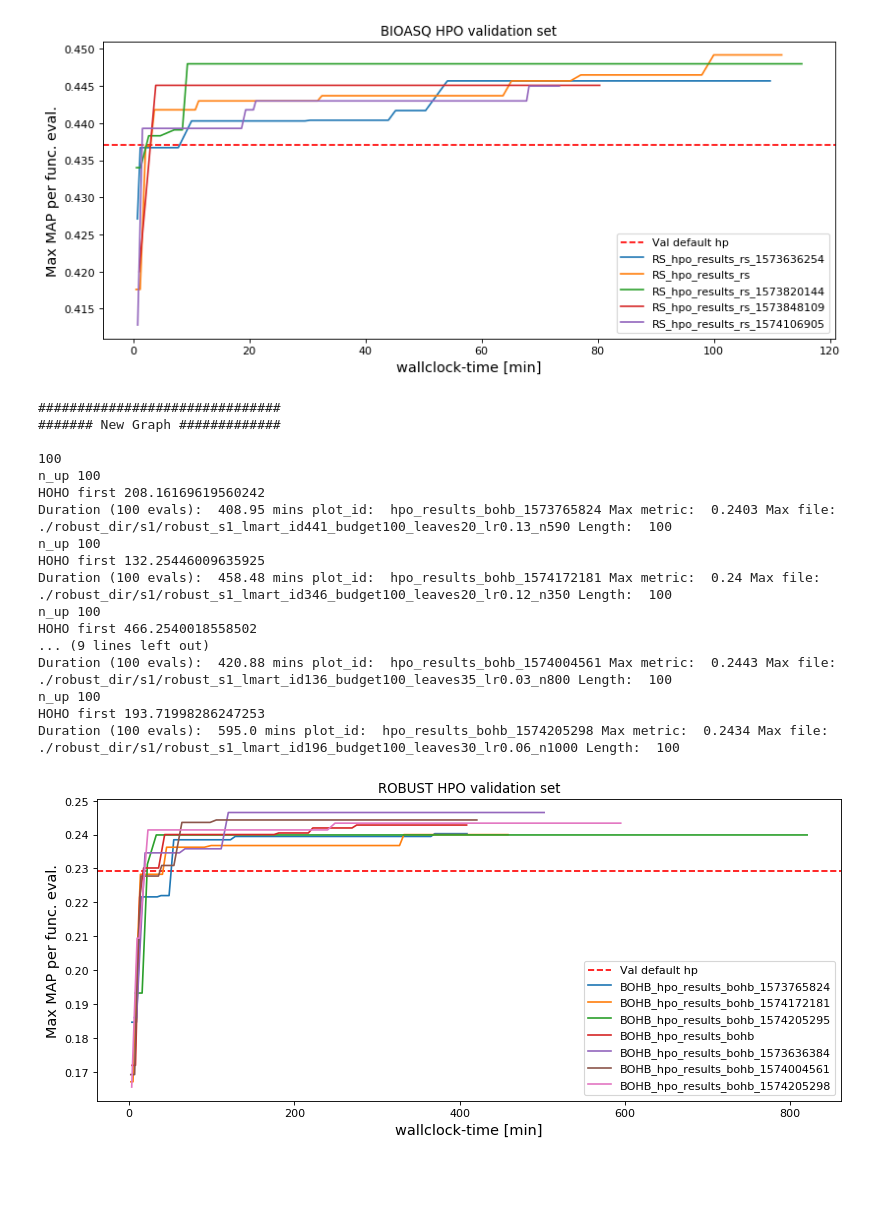
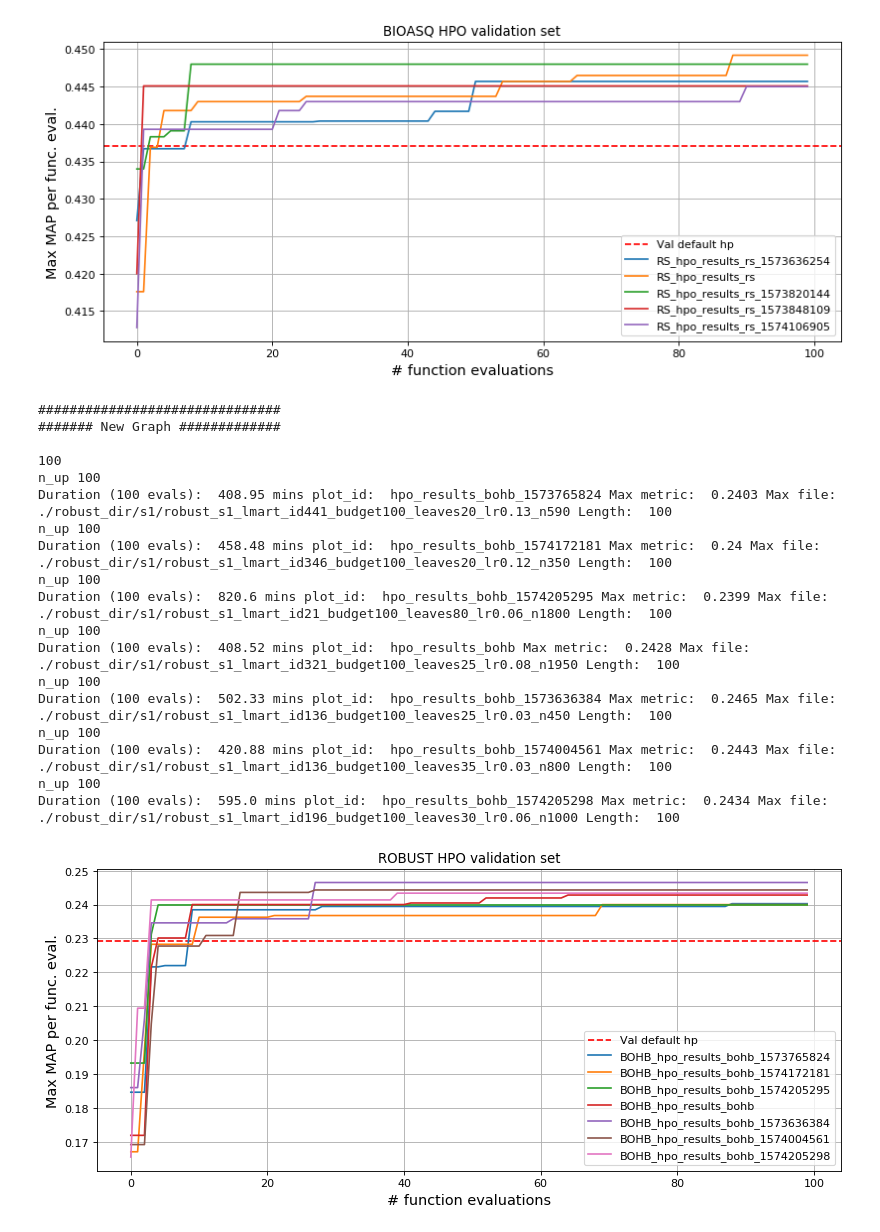
Before and after one commit to fj-morales/deep-relevance-ranking, a Jupyter notebook: models/baselines/HPO_analysis_graphs.ipynb, the cells around one changed output. Saved outputs shown, nothing was run; the diff lists cells and outputs as text; code cells hidden in the pictures; blank space fills up the shorter version.

```diff
--- a/models/baselines/HPO_analysis_graphs.ipynb
+++ b/models/baselines/HPO_analysis_graphs.ipynb
@@ -66,7 +67,7 @@ def get_hpo_results_dir(workdir, hpo_method):
                 results_dirs.append(os.path.join(root, name))
     return results_dirs
 # %%
-def plot_results(dataset, hpo_method, *plots, dev_def=0, test_def=0, n=0, n_lim=0, time_flag=False, raw_flag=False):
+def plot_results(dataset, hpo_method, *plots, dev_def=0, test_def=0, n=0, n_lim=0, time_flag=False, raw_flag=False, grid_f=False):
 
 
 
@@ -159,7 +160,8 @@ def plot_results(dataset, hpo_method, *plots, dev_def=0, test_def=0, n=0, n_lim=
         signals.append([y_results[n:n_up], idx[n:n_up]])
 #     plt.plot([x/hour for x in incumbent_bohb['times_finished']], incumbent_bohb['losses'])
     pp.savefig()
-    plt.legend()
+    plt.legend(loc = 'lower right')
+    plt.grid(grid_f, which="both")
     plt.show()
     pp.close()
     return signals
@@ -246,7 +248,7 @@ for wdir, dev_def, test_def in zip(workdirs, dev_defaults, test_defaults):
 
 #         n_limit = 800
 
-        signals = plot_results(dataset, hpo_m, *res_hpo, dev_def=dev_def, test_def=test_def, n=0, n_lim=n_limit, time_flag=True, raw_flag=False)
+        signals = plot_results(dataset, hpo_m, *res_hpo, dev_def=dev_def, test_def=test_def, n=0, n_lim=n_limit, time_flag=False, raw_flag=False, grid_f=True)
 
 
 
@@ -296,23 +288,24 @@ HOHO first 47.108484983444214
 Duration (100 evals):  73.39 mins plot_id:  hpo_results_rs_1574106905 Max metric:  0.445 Max file:  ./bioasq_dir/bioasq_lmart_id91_budget100_leaves10_lr0.45_n1050 Length:  100
-[figure, old version]
+[figure, new version]
 ###############################
 ####### New Graph #############
 
 100
 n_up 100
-HOHO first 208.16169619560242
 Duration (100 evals):  408.95 mins plot_id:  hpo_results_bohb_1573765824 Max metric:  0.2403 Max file:  ./robust_dir/s1/robust_s1_lmart_id441_budget100_leaves20_lr0.13_n590 Length:  100
 n_up 100
-HOHO first 132.25446009635925
 Duration (100 evals):  458.48 mins plot_id:  hpo_results_bohb_1574172181 Max metric:  0.24 Max file:  ./robust_dir/s1/robust_s1_lmart_id346_budget100_leaves20_lr0.12_n350 Length:  100
 n_up 100
-HOHO first 466.2540018558502
-... (9 lines left out)
+Duration (100 evals):  820.6 mins plot_id:  hpo_results_bohb_1574205295 Max metric:  0.2399 Max file:  ./robust_dir/s1/robust_s1_lmart_id21_budget100_leaves80_lr0.06_n1800 Length:  100
+n_up 100
+Duration (100 evals):  408.52 mins plot_id:  hpo_results_bohb Max metric:  0.2428 Max file:  ./robust_dir/s1/robust_s1_lmart_id321_budget100_leaves25_lr0.08_n1950 Length:  100
+n_up 100
+Duration (100 evals):  502.33 mins plot_id:  hpo_results_bohb_1573636384 Max metric:  0.2465 Max file:  ./robust_dir/s1/robust_s1_lmart_id136_budget100_leaves25_lr0.03_n450 Length:  100
+n_up 100
 Duration (100 evals):  420.88 mins plot_id:  hpo_results_bohb_1574004561 Max metric:  0.2443 Max file:  ./robust_dir/s1/robust_s1_lmart_id136_budget100_leaves35_lr0.03_n800 Length:  100
 n_up 100
-HOHO first 193.71998286247253
 Duration (100 evals):  595.0 mins plot_id:  hpo_results_bohb_1574205298 Max metric:  0.2434 Max file:  ./robust_dir/s1/robust_s1_lmart_id196_budget100_leaves30_lr0.06_n1000 Length:  100
-[figure, old version]
+[figure, new version]
 ###############################
 ####### New Graph #############
 
```
Also changed, not shown: parts of 2 cells of this notebook, 1 other file.
